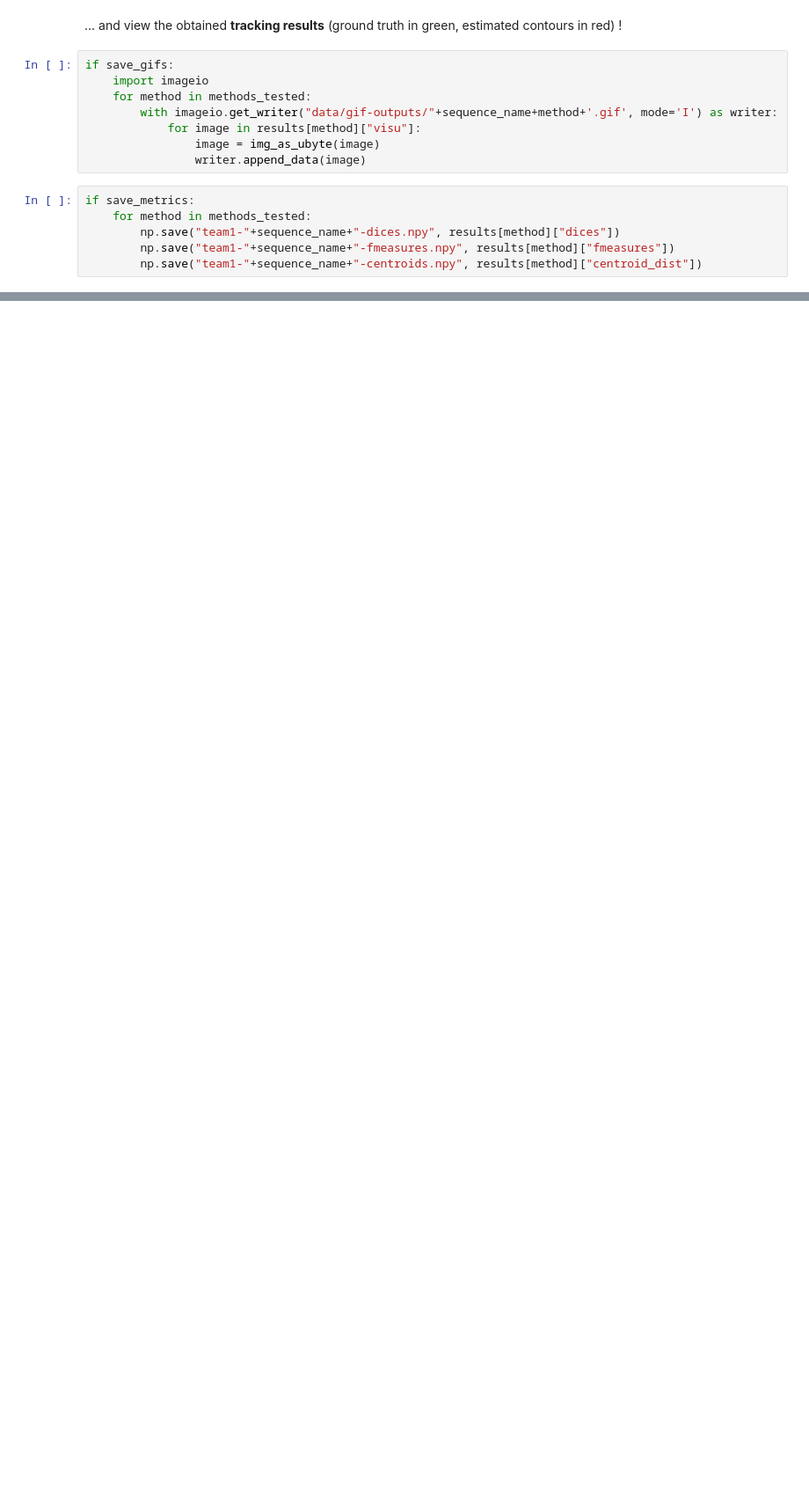
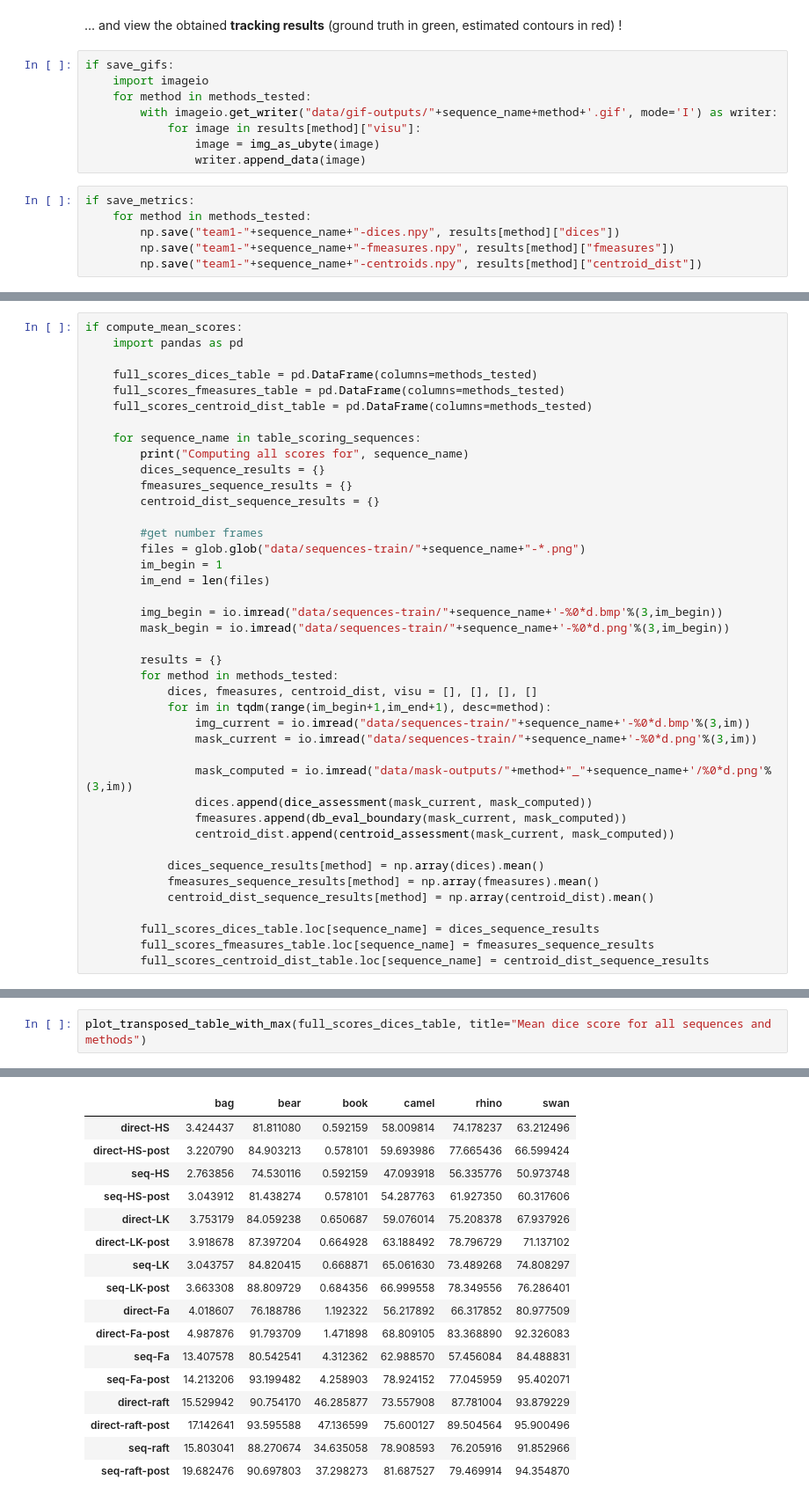
Before and after one commit to GGomez99/Optical-Flow-Motion-Estimation-Project, a Jupyter notebook: results scoring.ipynb, the cells around one changed output, grey strips where cells are left out. Shown at 88% size. Drawn from its saved outputs; the diff is of its cells as text; blank space fills up the shorter version.

```diff
--- a/results scoring.ipynb
+++ b/results scoring.ipynb
@@ -293,0 +315,41 @@ if save_metrics:
+# %%
+if compute_mean_scores:
+    import pandas as pd
+
+    full_scores_dices_table = pd.DataFrame(columns=methods_tested)
+    full_scores_fmeasures_table = pd.DataFrame(columns=methods_tested)
+    full_scores_centroid_dist_table = pd.DataFrame(columns=methods_tested)
+
+    for sequence_name in table_scoring_sequences:
+        print("Computing all scores for", sequence_name)
+        dices_sequence_results = {}
+        fmeasures_sequence_results = {}
+        centroid_dist_sequence_results = {}
+
+        #get number frames
+        files = glob.glob("data/sequences-train/"+sequence_name+"-*.png")
+        im_begin = 1
+        im_end = len(files)
+
+        img_begin = io.imread("data/sequences-train/"+sequence_name+'-%0*d.bmp'%(3,im_begin))
+        mask_begin = io.imread("data/sequences-train/"+sequence_name+'-%0*d.png'%(3,im_begin))
+
+        results = {}
+        for method in methods_tested:
+            dices, fmeasures, centroid_dist, visu = [], [], [], []
+            for im in tqdm(range(im_begin+1,im_end+1), desc=method):
+                img_current = io.imread("data/sequences-train/"+sequence_name+'-%0*d.bmp'%(3,im))
+                mask_current = io.imread("data/sequences-train/"+sequence_name+'-%0*d.png'%(3,im))
+
+                mask_computed = io.imread("data/mask-outputs/"+method+"_"+sequence_name+'/%0*d.png'%(3,im))
+                dices.append(dice_assessment(mask_current, mask_computed))
+                fmeasures.append(db_eval_boundary(mask_current, mask_computed))
+                centroid_dist.append(centroid_assessment(mask_current, mask_computed))
+
+            dices_sequence_results[method] = np.array(dices).mean()
+            fmeasures_sequence_results[method] = np.array(fmeasures).mean()
+            centroid_dist_sequence_results[method] = np.array(centroid_dist).mean()
+
+        full_scores_dices_table.loc[sequence_name] = dices_sequence_results
+        full_scores_fmeasures_table.loc[sequence_name] = fmeasures_sequence_results
+        full_scores_centroid_dist_table.loc[sequence_name] = centroid_dist_sequence_results
@@ -293,0 +365,3 @@ if save_metrics:
+# %%
+plot_transposed_table_with_max(full_scores_dices_table, title="Mean dice score for all sequences and methods")
+# %% [output]
@@ -293,0 +369,17 @@ if save_metrics:
+|  | bag | bear | book | camel | rhino | swan |
+| direct-HS | 3.424437 | 81.811080 | 0.592159 | 58.009814 | 74.178237 | 63.212496 |
+| direct-HS-post | 3.220790 | 84.903213 | 0.578101 | 59.693986 | 77.665436 | 66.599424 |
+| seq-HS | 2.763856 | 74.530116 | 0.592159 | 47.093918 | 56.335776 | 50.973748 |
+| seq-HS-post | 3.043912 | 81.438274 | 0.578101 | 54.287763 | 61.927350 | 60.317606 |
+| direct-LK | 3.753179 | 84.059238 | 0.650687 | 59.076014 | 75.208378 | 67.937926 |
+| direct-LK-post | 3.918678 | 87.397204 | 0.664928 | 63.188492 | 78.796729 | 71.137102 |
+| seq-LK | 3.043757 | 84.820415 | 0.668871 | 65.061630 | 73.489268 | 74.808297 |
+| seq-LK-post | 3.663308 | 88.809729 | 0.684356 | 66.999558 | 78.349556 | 76.286401 |
+| direct-Fa | 4.018607 | 76.188786 | 1.192322 | 56.217892 | 66.317852 | 80.977509 |
+| direct-Fa-post | 4.987876 | 91.793709 | 1.471898 | 68.809105 | 83.368890 | 92.326083 |
+| seq-Fa | 13.407578 | 80.542541 | 4.312362 | 62.988570 | 57.456084 | 84.488831 |
+| seq-Fa-post | 14.213206 | 93.199482 | 4.258903 | 78.924152 | 77.045959 | 95.402071 |
+| direct-raft | 15.529942 | 90.754170 | 46.285877 | 73.557908 | 87.781004 | 93.879229 |
+| direct-raft-post | 17.142641 | 93.595588 | 47.136599 | 75.600127 | 89.504564 | 95.900496 |
+| seq-raft | 15.803041 | 88.270674 | 34.635058 | 78.908593 | 76.205916 | 91.852966 |
+| seq-raft-post | 19.682476 | 90.697803 | 37.298273 | 81.687527 | 79.469914 | 94.354870 |
```
Also changed, not shown: parts of 16 cells of this notebook, 2 other files.
